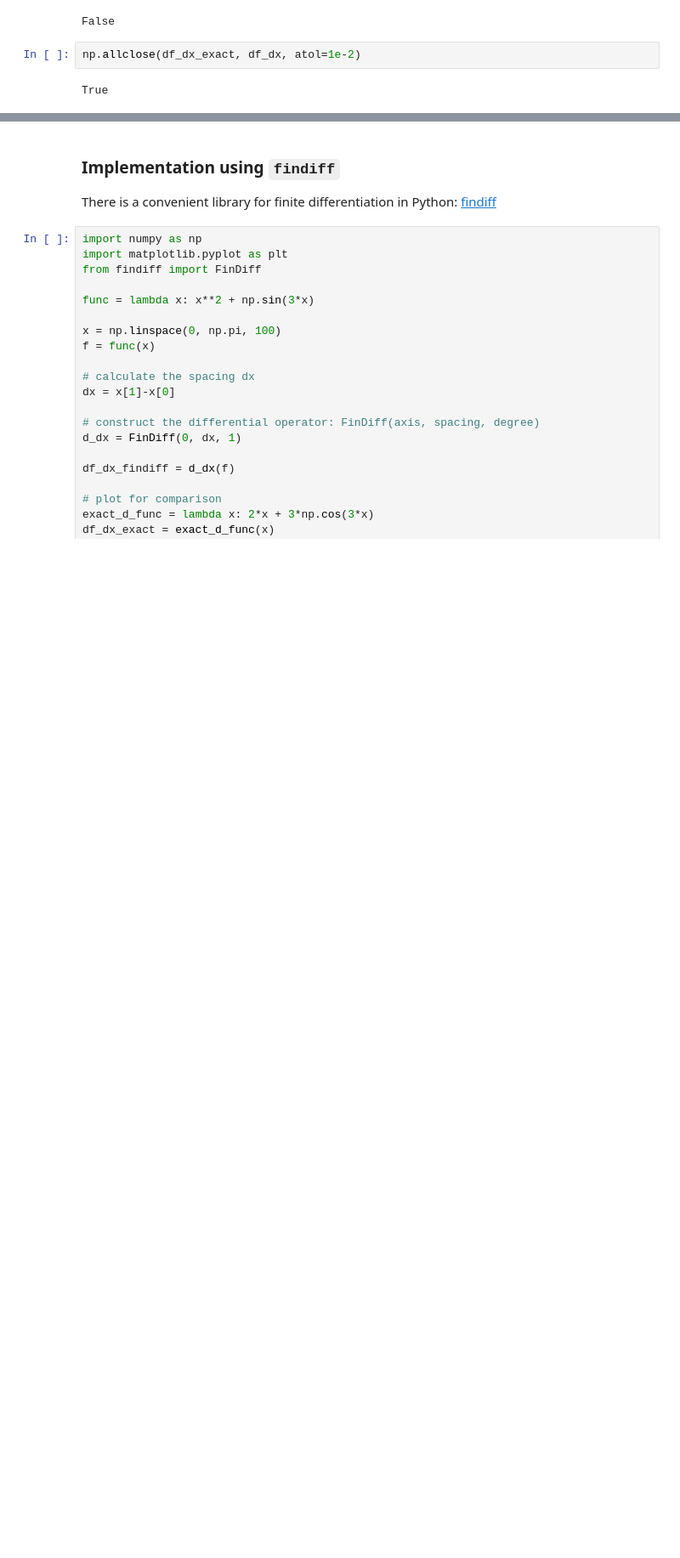
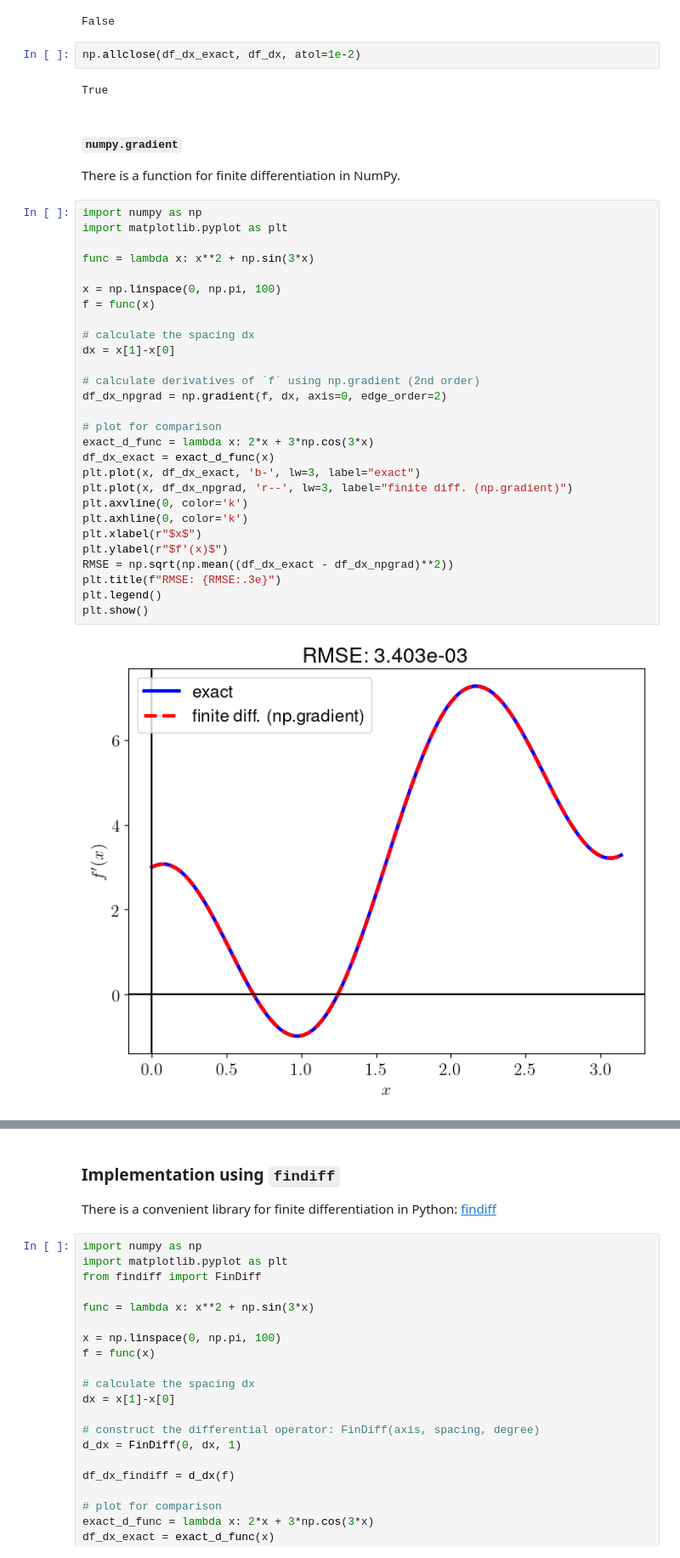
Before and after one commit to mgjeon/mgjeon.github.io, a Jupyter notebook: posts/derivative-of-1d-scalar-function/index.ipynb, the cells around one changed output, grey strips where cells are left out. Shown: that part at 85% size. Saved outputs shown, nothing was run; the diff lists cells and outputs as text; blank space fills up the shorter version.

Commit message:
edit a post (add np.gradient example)

```diff
--- a/posts/derivative-of-1d-scalar-function/index.ipynb
+++ b/posts/derivative-of-1d-scalar-function/index.ipynb
@@ -174,3 +210,37 @@ False
 np.allclose(df_dx_exact, df_dx, atol=1e-2)
 # %% [output]
 True
+# %% [markdown]
+#### `numpy.gradient`
+
+There is a function for finite differentiation in NumPy.
+# %%
+import numpy as np
+import matplotlib.pyplot as plt
+
+func = lambda x: x**2 + np.sin(3*x)
+
+x = np.linspace(0, np.pi, 100)
+f = func(x)
+
+# calculate the spacing dx
+dx = x[1]-x[0]
+
+# calculate derivatives of `f` using np.gradient (2nd order)
+df_dx_npgrad = np.gradient(f, dx, axis=0, edge_order=2)
+
+# plot for comparison
+exact_d_func = lambda x: 2*x + 3*np.cos(3*x)
+df_dx_exact = exact_d_func(x)
+plt.plot(x, df_dx_exact, 'b-', lw=3, label="exact")
+plt.plot(x, df_dx_npgrad, 'r--', lw=3, label="finite diff. (np.gradient)")
+plt.axvline(0, color='k')
+plt.axhline(0, color='k')
+plt.xlabel(r"$x$")
+plt.ylabel(r"$f'(x)$")
+RMSE = np.sqrt(np.mean((df_dx_exact - df_dx_npgrad)**2))
+plt.title(f"RMSE: {RMSE:.3e}")
+plt.legend()
+plt.show()
+# %% [output]
+[figure, added]
```
Also changed, not shown: parts of 4 cells of this notebook.
